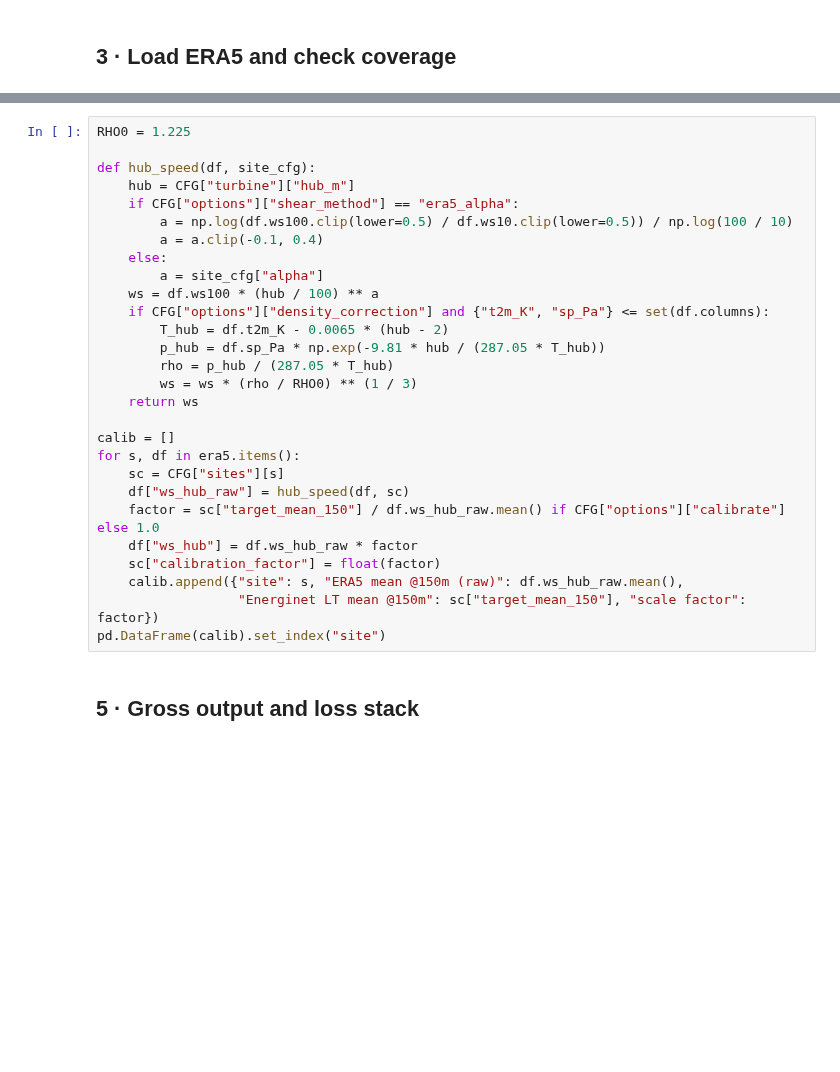
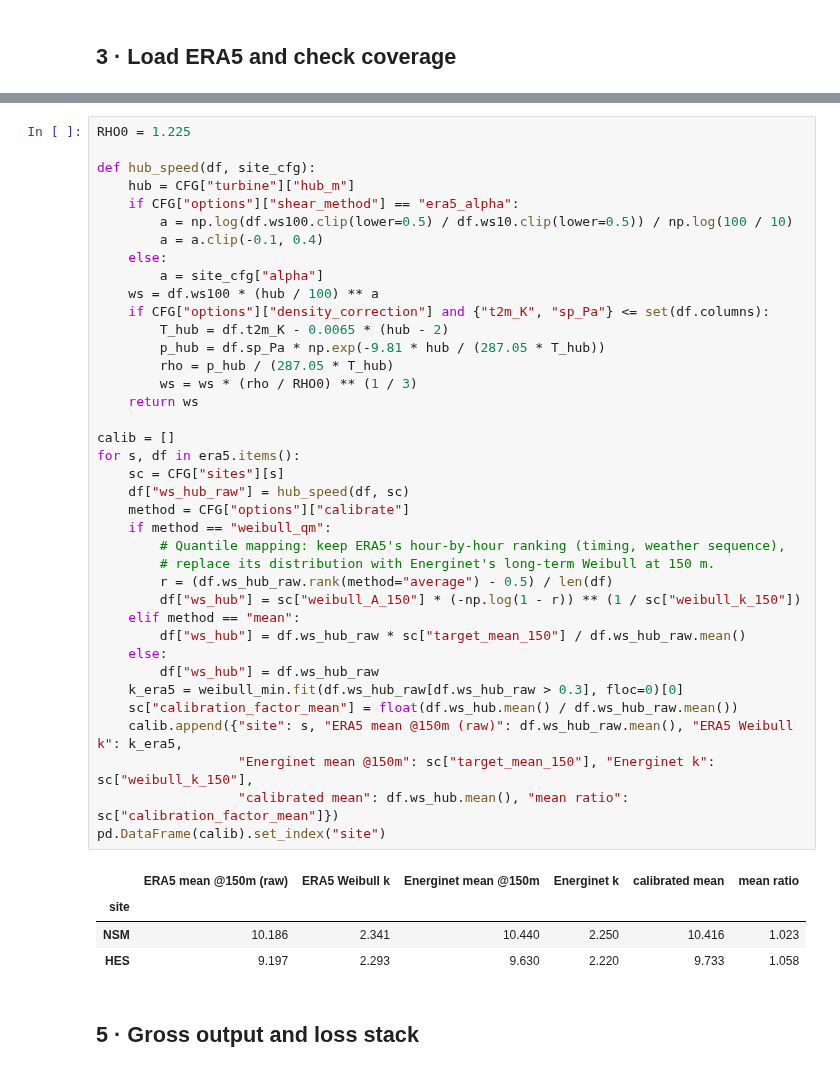
Before and after one commit to fergal567/danish-offshore-cfd-bid-model, a Jupyter notebook: step2/yield_model.ipynb, the cells around one changed output, grey strips where cells are left out. Cells and saved outputs as stored; diff of their text form; blank space fills up the shorter version.

```diff
--- a/step2/yield_model.ipynb
+++ b/step2/yield_model.ipynb
@@ -126,31 +147,46 @@ ERA5 is a ~31 km reanalysis and is known to under-state offshore wind speeds a l
 # %%
 RHO0 = 1.225
 
 def hub_speed(df, site_cfg):
     hub = CFG["turbine"]["hub_m"]
     if CFG["options"]["shear_method"] == "era5_alpha":
         a = np.log(df.ws100.clip(lower=0.5) / df.ws10.clip(lower=0.5)) / np.log(100 / 10)
         a = a.clip(-0.1, 0.4)
     else:
         a = site_cfg["alpha"]
     ws = df.ws100 * (hub / 100) ** a
     if CFG["options"]["density_correction"] and {"t2m_K", "sp_Pa"} <= set(df.columns):
         T_hub = df.t2m_K - 0.0065 * (hub - 2)
         p_hub = df.sp_Pa * np.exp(-9.81 * hub / (287.05 * T_hub))
         rho = p_hub / (287.05 * T_hub)
         ws = ws * (rho / RHO0) ** (1 / 3)
     return ws
 
 calib = []
 for s, df in era5.items():
     sc = CFG["sites"][s]
     df["ws_hub_raw"] = hub_speed(df, sc)
-    factor = sc["target_mean_150"] / df.ws_hub_raw.mean() if CFG["options"]["calibrate"] else 1.0
-    df["ws_hub"] = df.ws_hub_raw * factor
-    sc["calibration_factor"] = float(factor)
-    calib.append({"site": s, "ERA5 mean @150m (raw)": df.ws_hub_raw.mean(),
-                  "Energinet LT mean @150m": sc["target_mean_150"], "scale factor": factor})
+    method = CFG["options"]["calibrate"]
+    if method == "weibull_qm":
+        # Quantile mapping: keep ERA5's hour-by-hour ranking (timing, weather sequence),
+        # replace its distribution with Energinet's long-term Weibull at 150 m.
+        r = (df.ws_hub_raw.rank(method="average") - 0.5) / len(df)
+        df["ws_hub"] = sc["weibull_A_150"] * (-np.log(1 - r)) ** (1 / sc["weibull_k_150"])
+    elif method == "mean":
+        df["ws_hub"] = df.ws_hub_raw * sc["target_mean_150"] / df.ws_hub_raw.mean()
+    else:
+        df["ws_hub"] = df.ws_hub_raw
+    k_era5 = weibull_min.fit(df.ws_hub_raw[df.ws_hub_raw > 0.3], floc=0)[0]
+    sc["calibration_factor_mean"] = float(df.ws_hub.mean() / df.ws_hub_raw.mean())
+    calib.append({"site": s, "ERA5 mean @150m (raw)": df.ws_hub_raw.mean(), "ERA5 Weibull k": k_era5,
+                  "Energinet mean @150m": sc["target_mean_150"], "Energinet k": sc["weibull_k_150"],
+                  "calibrated mean": df.ws_hub.mean(), "mean ratio": sc["calibration_factor_mean"]})
 pd.DataFrame(calib).set_index("site")
+# %% [output]
+|  | ERA5 mean @150m (raw) | ERA5 Weibull k | Energinet mean @150m | Energinet k | calibrated mean | mean ratio |
+| site |  |  |  |  |  |  |
+| NSM | 10.186 | 2.341 | 10.440 | 2.250 | 10.416 | 1.023 |
+| HES | 9.197 | 2.293 | 9.630 | 2.220 | 9.733 | 1.058 |
 # %% [markdown]
 ## 5 · Gross output and loss stack
 # %%
```
Also changed, not shown: parts of 13 cells of this notebook, 7 other files.
